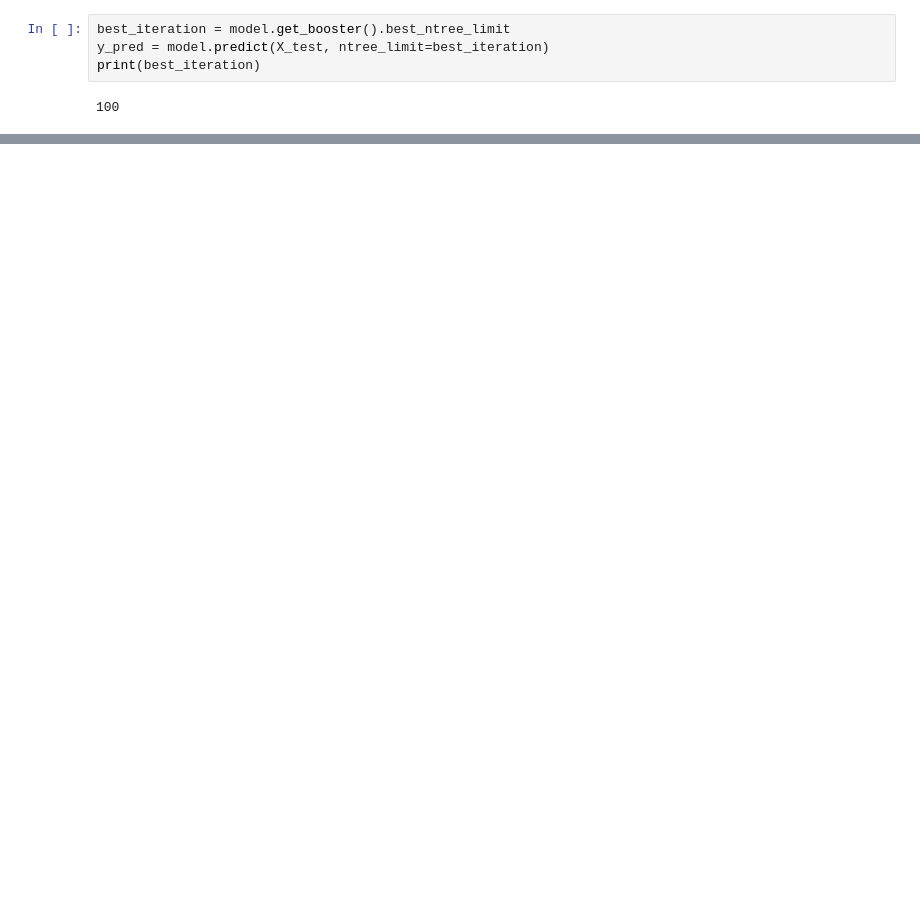
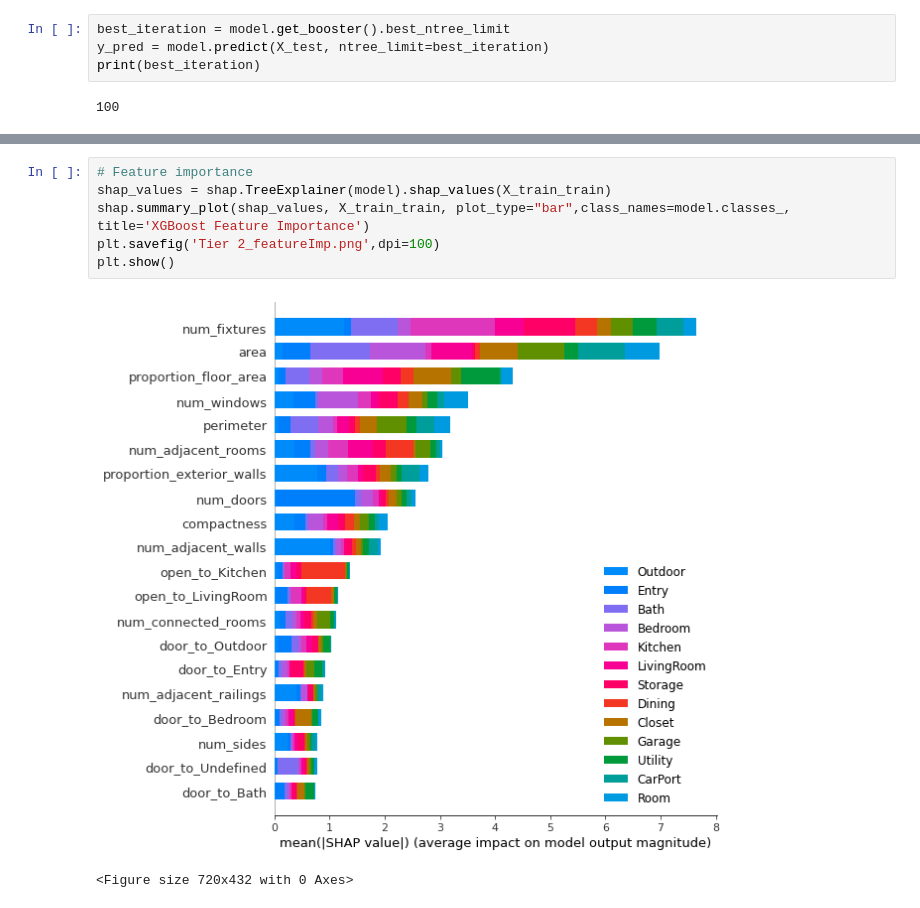
Before and after one commit to cltarchitecture/2021-spring-studio-lab, a Jupyter notebook: Machine Learning/3Tier.ipynb, the cells around one changed output, grey strips where cells are left out. Cells and saved outputs as stored; diff of their text form; blank space fills up the shorter version.

```diff
--- a/Machine Learning/3Tier.ipynb
+++ b/Machine Learning/3Tier.ipynb
@@ -422,0 +438,9 @@ weighted avg       0.79      0.81      0.79     14522
+# %%
+# Feature importance
+shap_values = shap.TreeExplainer(model).shap_values(X_train_train)
+shap.summary_plot(shap_values, X_train_train, plot_type="bar",class_names=model.classes_, title='XGBoost Feature Importance')
+plt.savefig('Tier 2_featureImp.png',dpi=100)
+plt.show()
+# %% [output]
+[figure, added]
+<Figure size 720x432 with 0 Axes>
```
Also changed, not shown: parts of 18 cells of this notebook, 6 other files.
